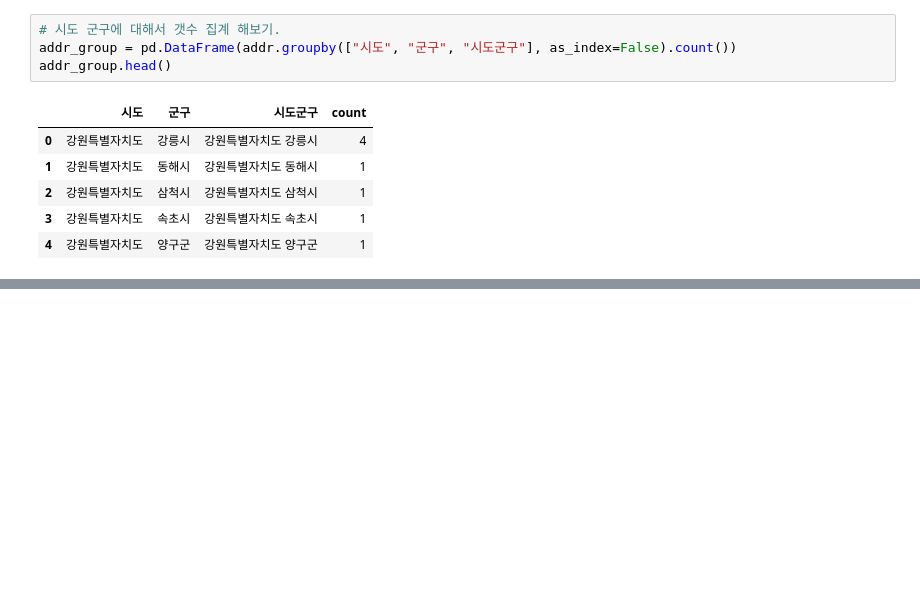
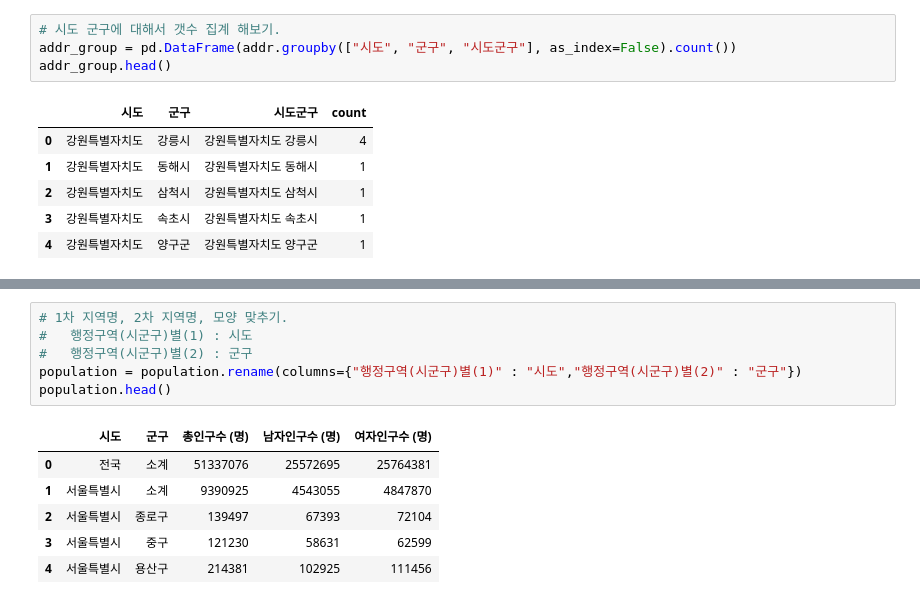
Before and after one commit to Hyeonseok0627/BigdataVisualization_analyze_teacher, a Jupyter notebook: 3-지도맵-통계/test2.ipynb, the cells around one changed output, grey strips where cells are left out. Saved outputs shown, nothing was run; the diff lists cells and outputs as text; blank space fills up the shorter version.

```diff
--- a/3-지도맵-통계/test2.ipynb
+++ b/3-지도맵-통계/test2.ipynb
@@ -170,0 +197,13 @@ addr_group.head()
+# %%
+# 1차 지역명, 2차 지역명, 모양 맞추기.
+# 	행정구역(시군구)별(1) : 시도
+# 	행정구역(시군구)별(2) : 군구
+population = population.rename(columns={"행정구역(시군구)별(1)" : "시도","행정구역(시군구)별(2)" : "군구"})
+population.head()
+# %% [output]
+|  | 시도 | 군구 | 총인구수 (명) | 남자인구수 (명) | 여자인구수 (명) |
+| 0 | 전국 | 소계 | 51337076 | 25572695 | 25764381 |
+| 1 | 서울특별시 | 소계 | 9390925 | 4543055 | 4847870 |
+| 2 | 서울특별시 | 종로구 | 139497 | 67393 | 72104 |
+| 3 | 서울특별시 | 중구 | 121230 | 58631 | 62599 |
+| 4 | 서울특별시 | 용산구 | 214381 | 102925 | 111456 |
```
Also changed, not shown: parts of 6 cells of this notebook.
